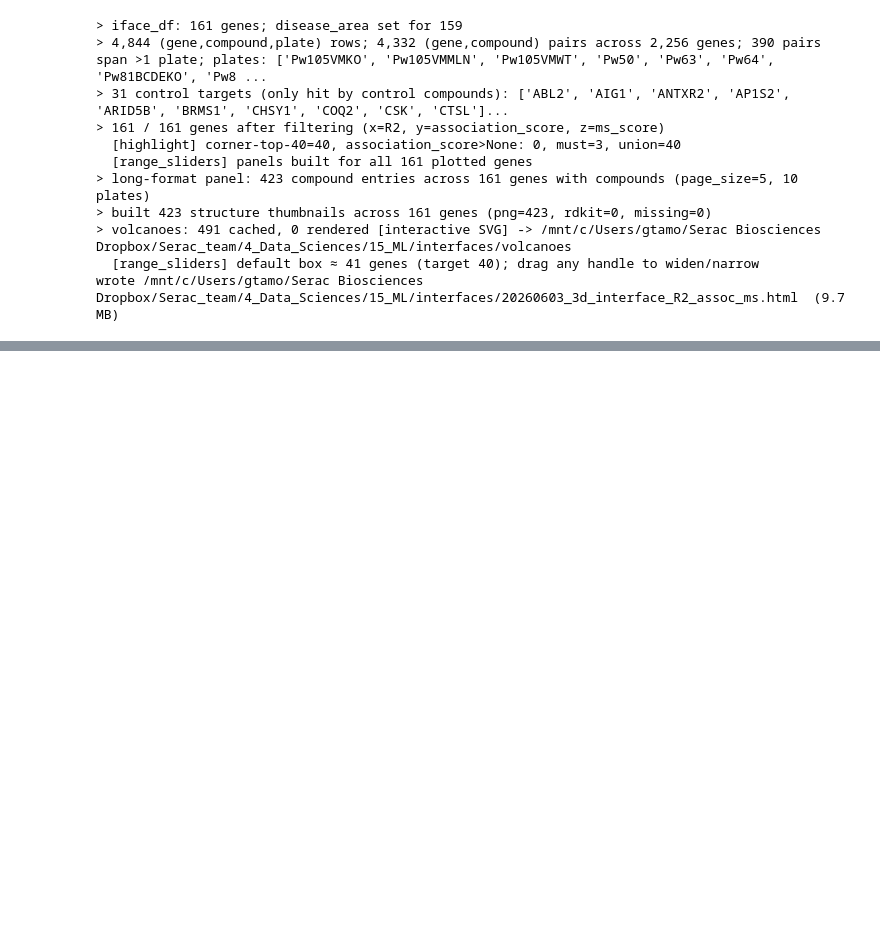
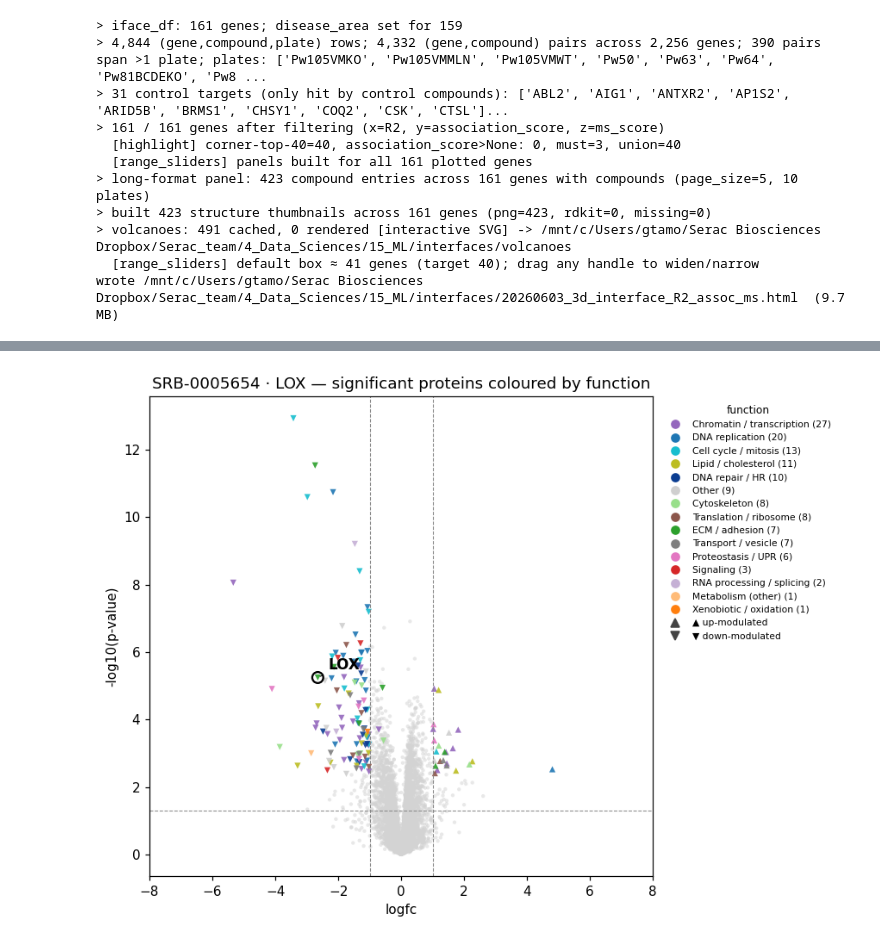
Before and after one commit to gtamo39/MS_ML, a Jupyter notebook: vignettes/MS_Interface.ipynb, the cells around one changed output, grey strips where cells are left out. Drawn from its saved outputs; the diff is of its cells as text; code cells hidden in the pictures; blank space fills up the shorter version.

Commit message:
Cell signature agrees with Proteomics

```diff
--- a/vignettes/MS_Interface.ipynb
+++ b/vignettes/MS_Interface.ipynb
@@ -404,0 +504,26 @@ FBX_MSSCORE[['genes']].to_csv('output/interface/20260604_genes_poc.csv',index=Fa
+# %%
+## ── Volcano coloured by protein FUNCTION (not just up/down) ───────────────
+## Same significant-gene volcano as in the 3D interface, but every significant
+## protein is coloured by its coarse functional category (fn.categorize_genes,
+## derived from the GO/Reactome annotations) and DIRECTION is shown by marker
+## shape: ▲ up-modulated, ▼ down-modulated. Lets you read the cell response off
+## the plot — e.g. a down-cluster of DNA-replication / chromatin / translation.
+## Example: compound SRB-0005654, target LOX (lysyl oxidase, ECM / adhesion).
+gene_category = fn.categorize_genes(_G2T)        # {gene: functional category}
+
+_meas = FBX_MEASURE[~FBX_MEASURE['plate'].isin(DROP_PLATES)]
+_rep  = FBX_REPORT[['uniquecontrast', 'srbnumber', 'plate']].drop_duplicates('uniquecontrast')
+_p    = _rep['srbnumber'].astype(str).str.split('-', n=2, expand=True)
+_rep  = _rep.assign(compound=_p[0] + '-' + _p[1])               # SRB-XXXXXXX (strip batch)
+_uc   = _rep.loc[(_rep['compound'] == 'SRB-0005654') & (_rep['plate'] == 'Pw82KO'),
+                 'uniquecontrast'].iloc[0]
+
+fig, ax = plt.subplots(figsize=(8, 6), dpi=110)
+_agg = fn.plot_volcano_significant(
+    _meas, _uc, 'LOX',
+    gene_category=gene_category, category_colors=fn.CATEGORY_COLORS,
+    xmin=-8, xmax=8, ax=ax,
+    title='SRB-0005654 · LOX — significant proteins coloured by function')
+plt.show()
+# %% [output]
+[figure, added]
```
Also changed, not shown: parts of 9 cells of this notebook, 8 other files.
